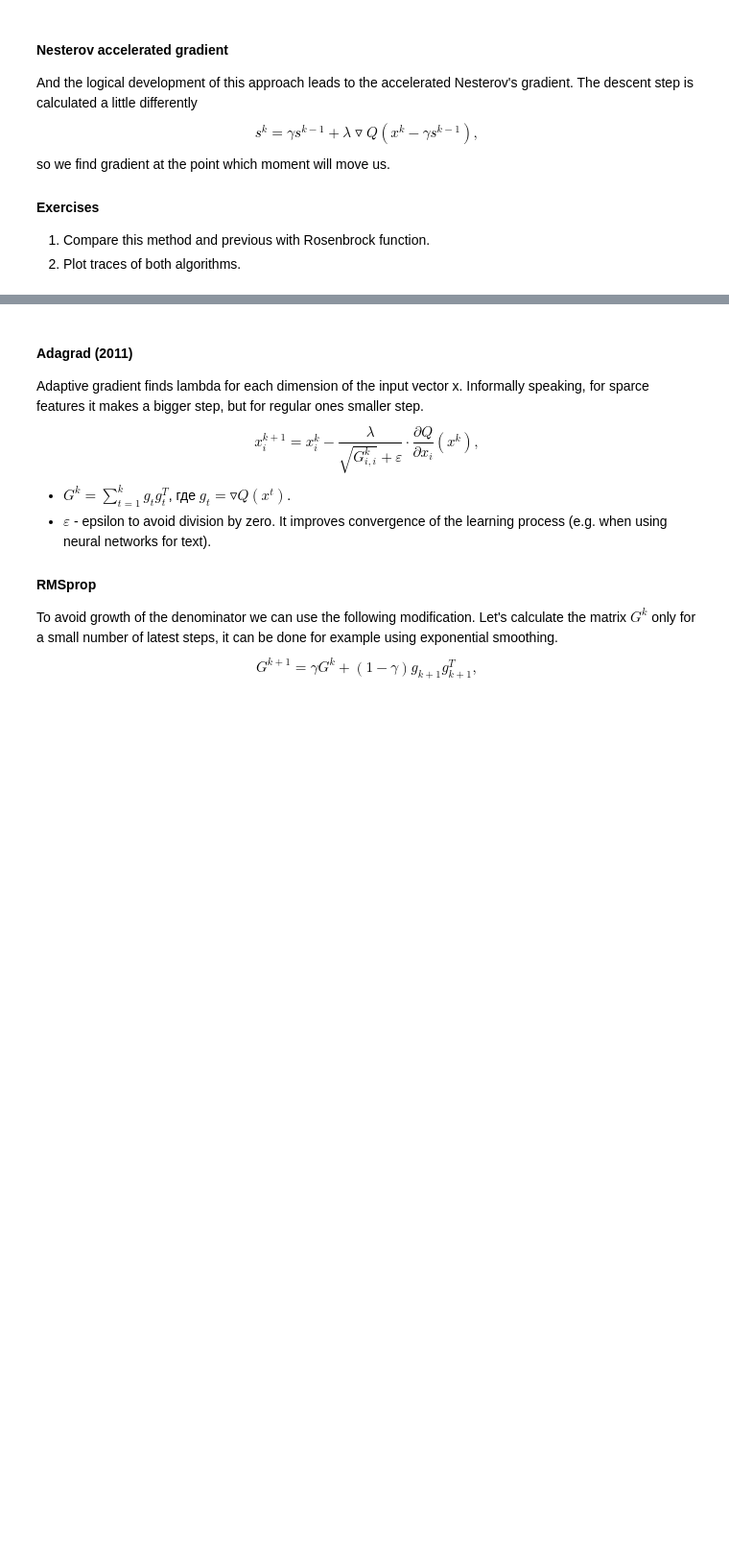
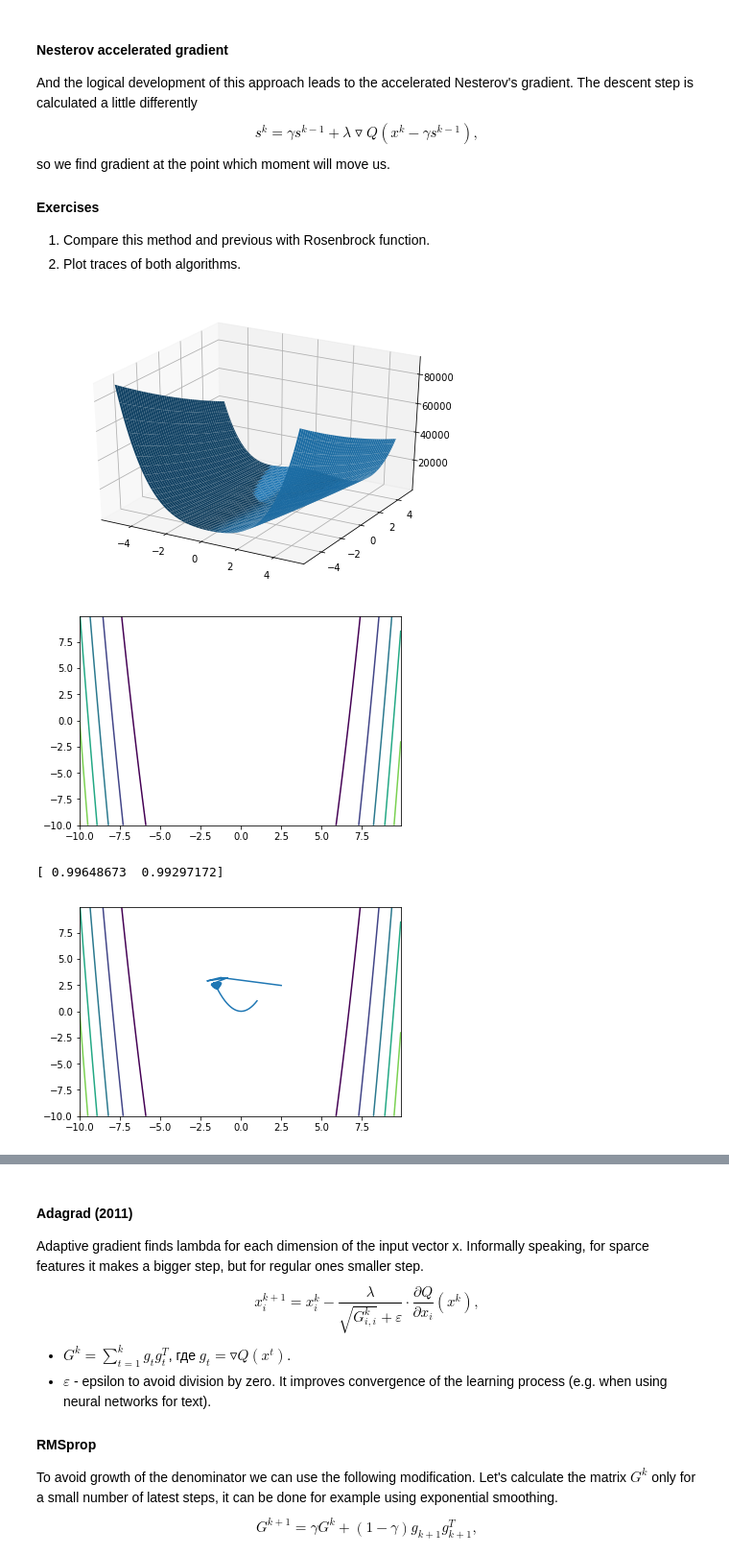
Before and after one commit to mnkonkova/ML, a Jupyter notebook: lab-1.ipynb, the cells around one changed output, grey strips where cells are left out. Shown: that part at 96% size. Cells and saved outputs as stored; diff of their text form; code cells hidden in the pictures; blank space fills up the shorter version.

```diff
--- a/lab-1.ipynb
+++ b/lab-1.ipynb
@@ -809,3 +900,39 @@ so we find gradient at the point which moment will move us.
 #### Еxercises
 1. Compare this method and previous with Rosenbrock function.
 2. Plot traces of both algorithms.
+# %%
+def nesterov_desent(f, grad):
+    X_plot.clear()
+    Y_plot.clear()
+    point = np.random.random(2) * 10 - 5
+    prev_f = 10 ** 6
+    cur_f = f(point[0], point[1])
+    while np.abs(prev_f - cur_f) > EPS:
+        #print(point)
+        if prev_f == 10 ** 6:
+            prev_der = 0.001 / (gamma + lambd) * grad(point)
+
+        cur_der = gamma * prev_der + lambd * grad(point - gamma * prev_der)
+        prev_der = cur_der
+        prev_f = cur_f
+        for i in range(len(point)):
+            point[i] -= cur_der[i]
+
+        X_plot.append(point[0])
+        Y_plot.append(point[1])
+        cur_f = f(point[0], point[1])
+        #print(cur_f)
+    return (point)
+stereo(f1, -5, 5)
+contour(f1)
+
+gamma = 0.006
+lambd = 0.001
+EPS = 0.00000001
+print(momentum_desent(f1, grad1))
+trace(f1, X_plot, Y_plot, -10, 10)
+# %% [output]
+[figure, added]
+[figure, added]
+[ 0.99648673  0.99297172]
+[figure, added]
```
Also changed, not shown: parts of 6 cells of this notebook.
